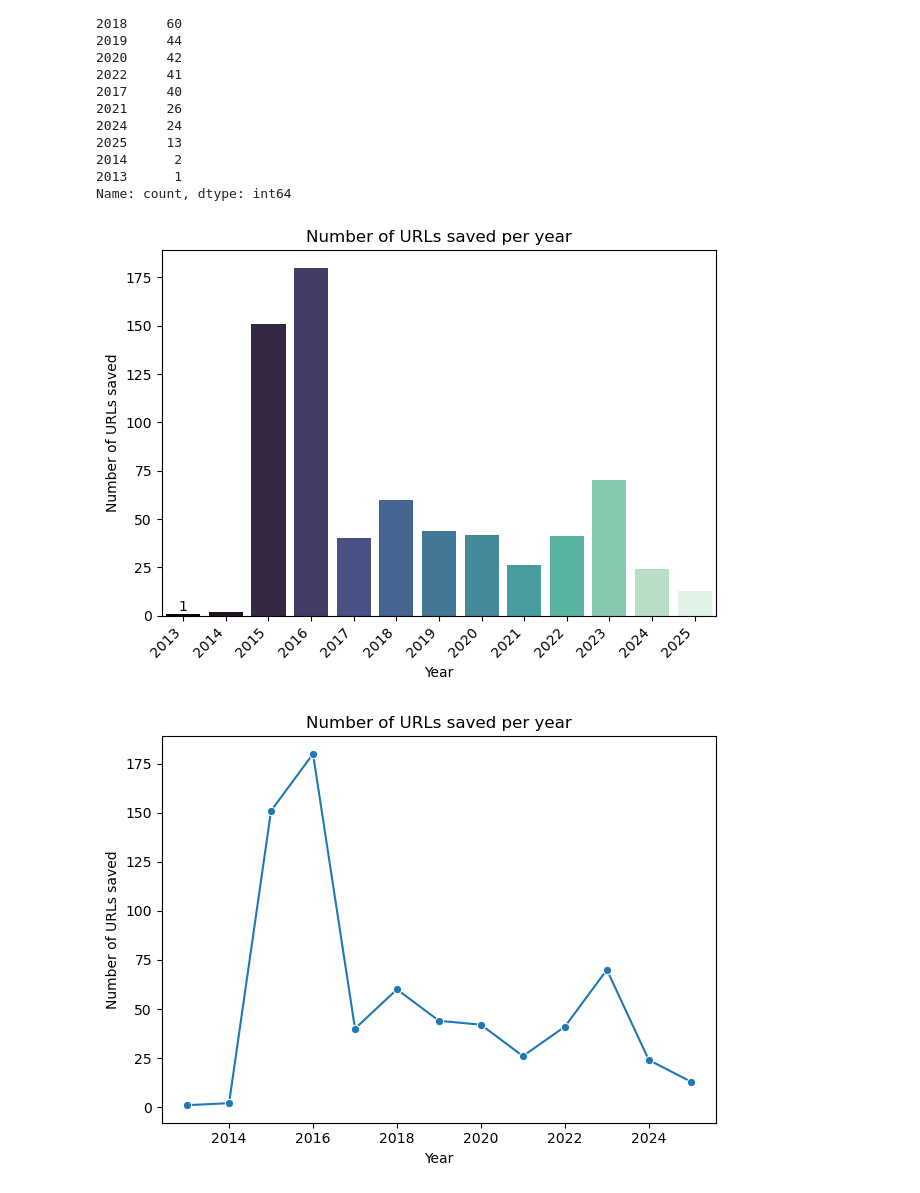
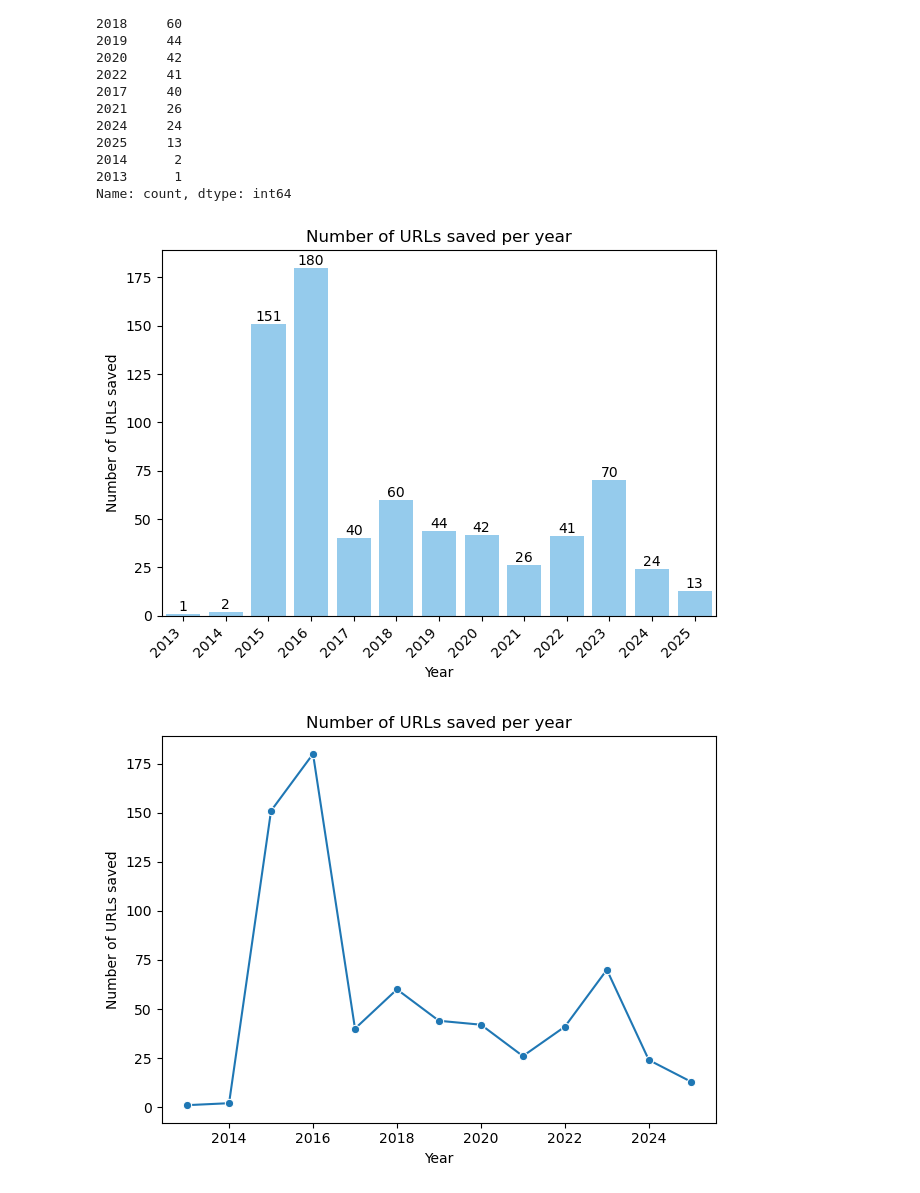
Before and after one commit to vinovator/Pandas-Projects, a Jupyter notebook: pocket_analysis.ipynb, the cells around one changed output. Drawn from its saved outputs; the diff is of its cells as text; code cells hidden in the pictures.

```diff
--- a/pocket_analysis.ipynb
+++ b/pocket_analysis.ipynb
@@ -109,26 +109,27 @@ Name: count, dtype: int64
 # %%
 # Visualize the yearly distribution of urls
 
 barplot = sns.barplot(x = yearly_counts.index,
                       y = yearly_counts.values,
                       #palette = "coolwarm",
-                      palette = "mako",
-                      hue = yearly_counts.index,
+                      #palette = "mako",
+                      #hue = yearly_counts.index,
+                      color = "lightskyblue",
                       legend = False
                      )
 
 plt.bar_label(barplot.containers[0], fontsize=10)
 
 plt.title("Number of URLs saved per year")
 plt.xlabel("Year")
 plt.ylabel("Number of URLs saved")
 plt.xticks(rotation = 45, ha = "right")
 
 plt.tight_layout()
 
 plt.show()
 # %% [output]
-[figure, old version]
+[figure, new version]
 # %%
 lineplot = sns.lineplot(x = yearly_counts.index,
                         y = yearly_counts.values,
```
Also changed, not shown: parts of 7 cells of this notebook.
